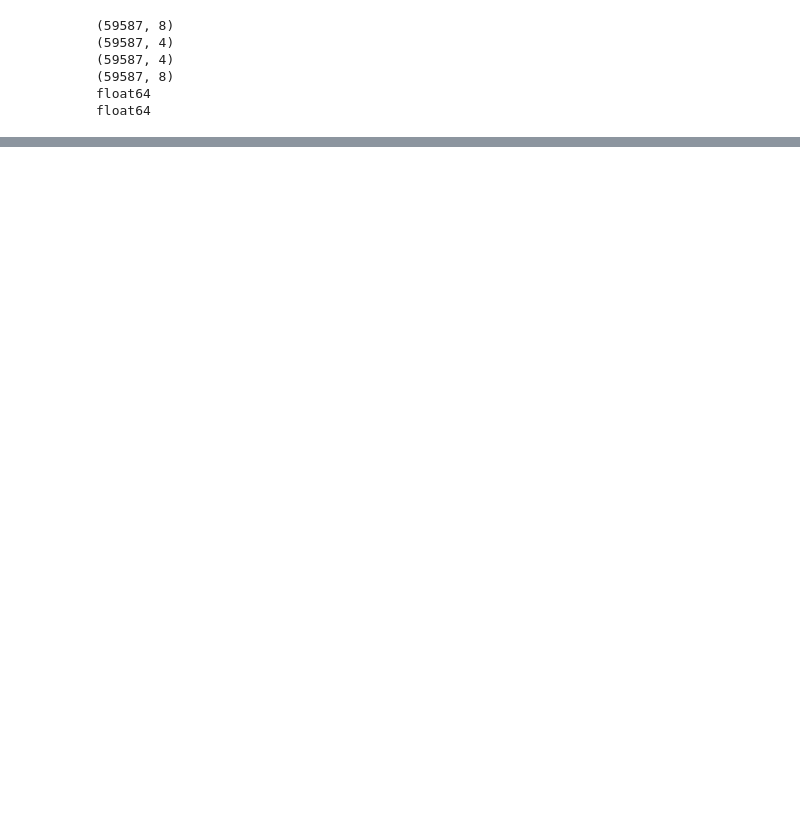
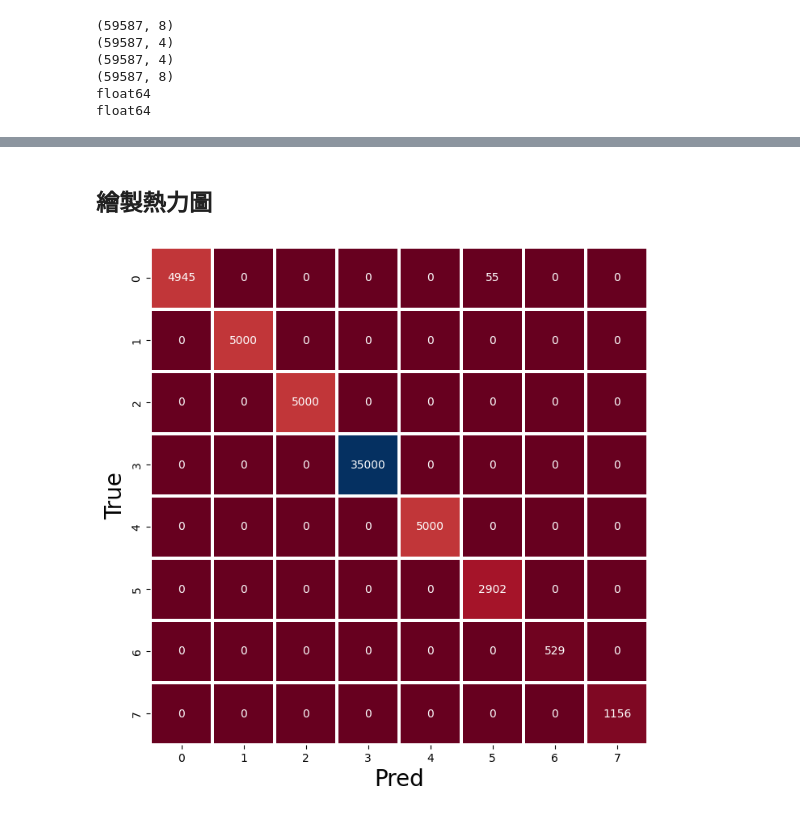
Before and after one commit to allankizgzz/IoTPython, a Jupyter notebook: sequential.ipynb, the cells around one changed output, grey strips where cells are left out. Drawn from its saved outputs; the diff is of its cells as text; code cells hidden in the pictures; blank space fills up the shorter version.

```diff
--- a/sequential.ipynb
+++ b/sequential.ipynb
@@ -167,0 +198,14 @@ print(accuracy.mean()*100,'%')
+# %%
+predicted=model.predict(X_train)
+
+Y_pred = predicted
+
+Y_pred = np.argmax(Y_pred, axis=1).astype(int)
+Y_test_2 = np.argmax(Y_test, axis=1).astype(int)
+
+from sklearn.metrics import confusion_matrix
+from sklearn.metrics import multilabel_confusion_matrix
+
+#row=Y_test_2 col=Y_pred
+cm=confusion_matrix(Y_test_2,Y_pred)
+print(cm)
@@ -167,0 +222,12 @@ print(accuracy.mean()*100,'%')
+# %% [markdown]
+## 繪製熱力圖
+# %%
+import seaborn as sns
+import matplotlib.pyplot as plt
+plt.figure(figsize=(15,8))
+sns.heatmap(cm,square=True,annot=True,fmt='d',linecolor='white',cmap='RdBu',linewidths=1.5,cbar=False)
+plt.xlabel('Pred',fontsize=20)
+plt.ylabel('True',fontsize=20)
+plt.show()
+# %% [output]
+[figure, added]
```
Also changed, not shown: parts of 15 cells of this notebook, 2 other files.
